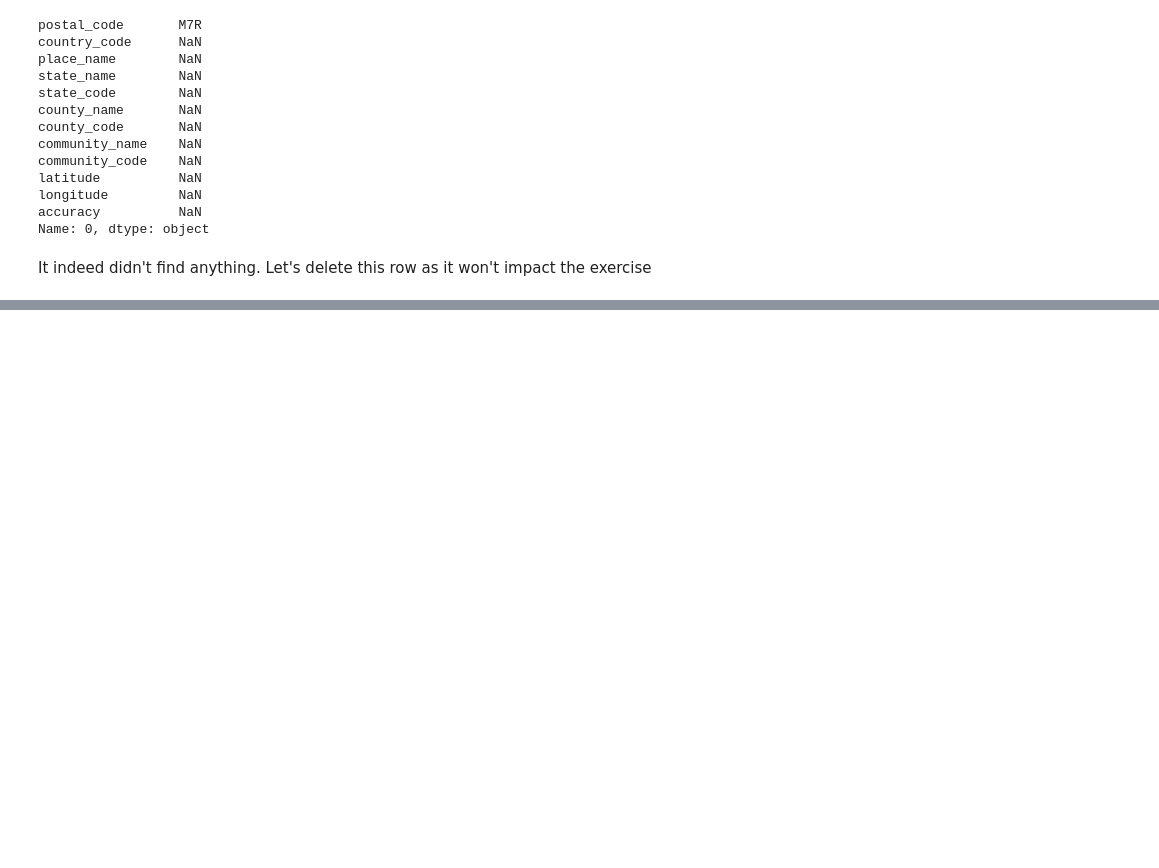
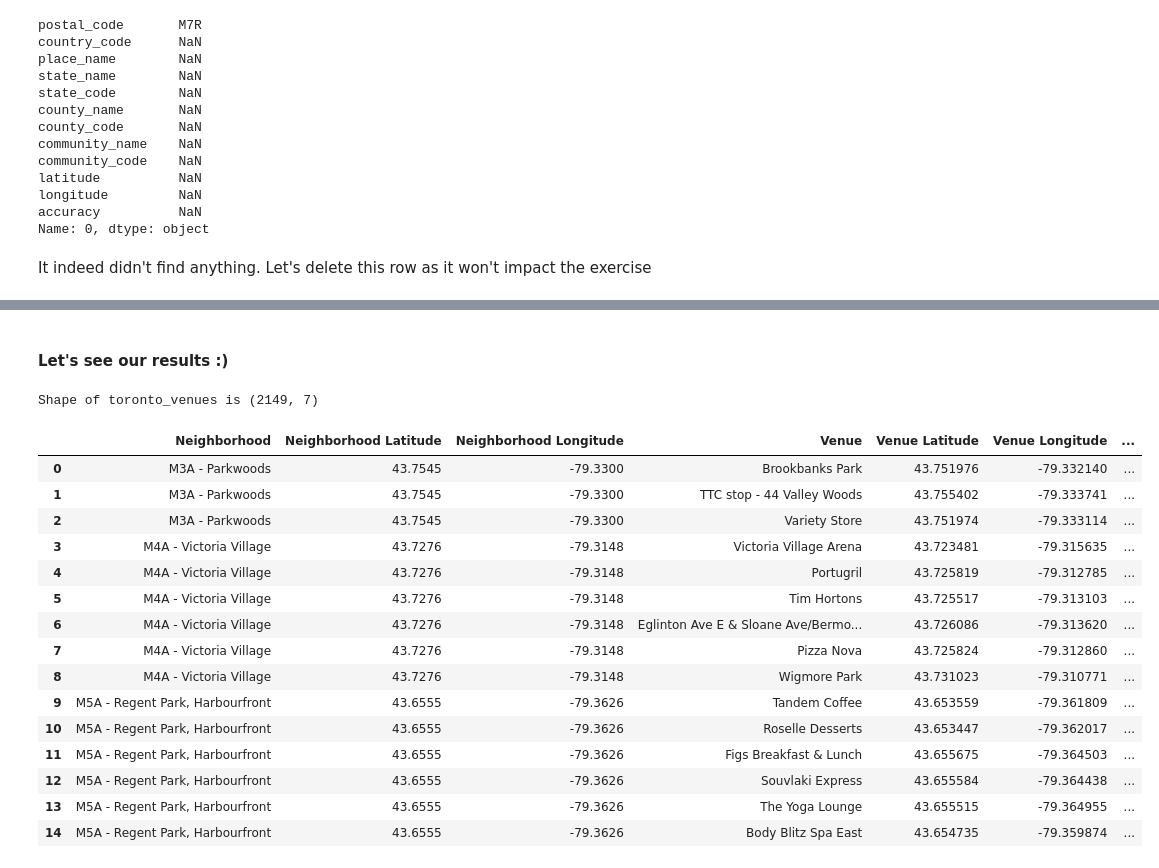
Before and after one commit to jrkumelys/Coursera_Capstone, a Jupyter notebook: Toronto Neighborhoods.ipynb, the cells around one changed output, grey strips where cells are left out. Cells and saved outputs as stored; diff of their text form; code cells hidden in the pictures; blank space fills up the shorter version.

```diff
--- a/Toronto Neighborhoods.ipynb
+++ b/Toronto Neighborhoods.ipynb
@@ -247,0 +309,5 @@ toronto_df_latlong_fixed.iloc[[]]
+# %%
+lat_test = 43.6532
+long_test = -79.3832
+toronto_test_map = folium.Map(location=[lat_test, long_test], zoom_start=12)
+toronto_test_map
@@ -247,0 +318,18 @@ toronto_df_latlong_fixed.iloc[[]]
+# %%
+# create map of Manhattan using latitude and longitude values
+map_toronto_neigh = folium.Map(location=[lat_test, long_test], zoom_start=11)
+
+# add markers to map
+for lat, lng, label in zip(toronto_df_latlong_fixed['Latitude'], toronto_df_latlong_fixed['Longitude'], toronto_df_latlong_fixed['Neighborhood']):
+    label = folium.Popup(label, parse_html=True)
+    folium.CircleMarker(
+        [lat, lng],
+        radius=5,
+        popup=label,
+        color='blue',
+        fill=True,
+        fill_color='#3186cc',
+        fill_opacity=0.7,
+        parse_html=False).add_to(map_toronto_neigh)
+
+map_toronto_neigh
@@ -247,0 +340,7 @@ toronto_df_latlong_fixed.iloc[[]]
+# %%
+# Correct values are in a hidden cell
+
+CLIENT_ID = 'xxxx' # your Foursquare ID
+CLIENT_SECRET = 'xxxx' # your Foursquare Secret
+VERSION = '20180605' # Foursquare API version
+LIMIT = 100 # A default Foursquare API limit value
@@ -247,0 +394,4 @@ toronto_df_latlong_fixed.iloc[[]]
+# %%
+toronto_venues = getNearbyVenues(names=toronto_df_latlong_fixed['PostalCode'] + ' - ' + toronto_df_latlong_fixed['Neighborhood'],
+                                 latitudes = toronto_df_latlong_fixed['Latitude'],
+                                 longitudes = toronto_df_latlong_fixed['Longitude'])
@@ -247,0 +416,23 @@ toronto_df_latlong_fixed.iloc[[]]
+# %% [markdown]
+#### Let's see our results :)
+# %%
+print('Shape of toronto_venues is {}'.format(toronto_venues.shape))
+toronto_venues.head(15)
+# %% [output]
+Shape of toronto_venues is (2149, 7)
+|  | Neighborhood | Neighborhood Latitude | Neighborhood Longitude | Venue | Venue Latitude | Venue Longitude | ... |
+| 0 | M3A - Parkwoods | 43.7545 | -79.3300 | Brookbanks Park | 43.751976 | -79.332140 | ... |
+| 1 | M3A - Parkwoods | 43.7545 | -79.3300 | TTC stop - 44 Valley Woods | 43.755402 | -79.333741 | ... |
+| 2 | M3A - Parkwoods | 43.7545 | -79.3300 | Variety Store | 43.751974 | -79.333114 | ... |
+| 3 | M4A - Victoria Village | 43.7276 | -79.3148 | Victoria Village Arena | 43.723481 | -79.315635 | ... |
+| 4 | M4A - Victoria Village | 43.7276 | -79.3148 | Portugril | 43.725819 | -79.312785 | ... |
+| 5 | M4A - Victoria Village | 43.7276 | -79.3148 | Tim Hortons | 43.725517 | -79.313103 | ... |
+| 6 | M4A - Victoria Village | 43.7276 | -79.3148 | Eglinton Ave E & Sloane Ave/Bermo... | 43.726086 | -79.313620 | ... |
+| 7 | M4A - Victoria Village | 43.7276 | -79.3148 | Pizza Nova | 43.725824 | -79.312860 | ... |
+| 8 | M4A - Victoria Village | 43.7276 | -79.3148 | Wigmore Park | 43.731023 | -79.310771 | ... |
+| 9 | M5A - Regent Park, Harbourfront | 43.6555 | -79.3626 | Tandem Coffee | 43.653559 | -79.361809 | ... |
+| 10 | M5A - Regent Park, Harbourfront | 43.6555 | -79.3626 | Roselle Desserts | 43.653447 | -79.362017 | ... |
+| 11 | M5A - Regent Park, Harbourfront | 43.6555 | -79.3626 | Figs Breakfast & Lunch | 43.655675 | -79.364503 | ... |
+| 12 | M5A - Regent Park, Harbourfront | 43.6555 | -79.3626 | Souvlaki Express | 43.655584 | -79.364438 | ... |
+| 13 | M5A - Regent Park, Harbourfront | 43.6555 | -79.3626 | The Yoga Lounge | 43.655515 | -79.364955 | ... |
+| 14 | M5A - Regent Park, Harbourfront | 43.6555 | -79.3626 | Body Blitz Spa East | 43.654735 | -79.359874 | ... |
```
Also changed, not shown: parts of 31 cells of this notebook.
